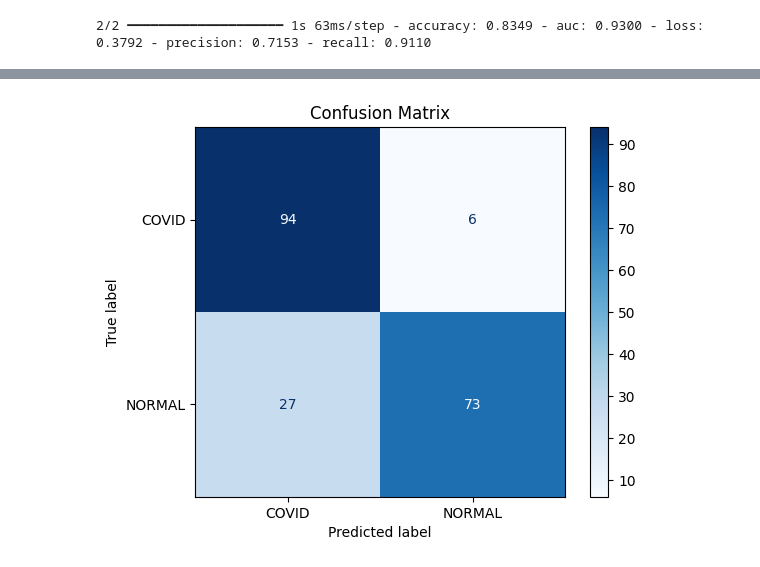
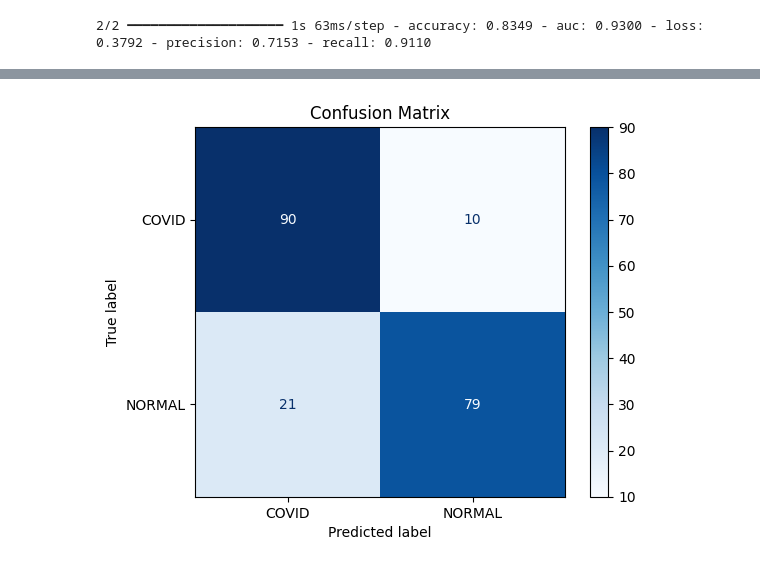
Before and after one commit to rogoemin/projectAI, a Jupyter notebook: baseline(2) - Copy.ipynb, the cells around one changed output, grey strips where cells are left out. Cells and saved outputs as stored; diff of their text form; code cells hidden in the pictures.

```diff
--- a/baseline(2) - Copy.ipynb
+++ b/baseline(2) - Copy.ipynb
@@ -452,7 +478,7 @@ true_labels = []
 predicted_labels = []
 
 for images, labels in test_data_preproc:
-    predictions = (baselinemodel.predict(images) > 0.8).astype("int32").flatten() #VERSLAG : eigenlijk is treshold 0,5
+    predictions = (baselinemodel.predict(images) > 0.75).astype("int32").flatten() #VERSLAG : eigenlijk is treshold 0,5
     #ma je krijgt u COVID COVID wel dik omhoog door hem hoger te zetten (denk dat hoger = hogere pixel waarden -> covid (ma nie zeker zie deel 1))
     #goal = true negatives as high as possible (COVID -> COVID) <=> COVID -> Normal should be as low as possible
 
@@ -464,5 +490,7 @@ cm = confusion_matrix(true_labels, predicted_labels)
 disp = ConfusionMatrixDisplay(confusion_matrix=cm, display_labels=["COVID", "NORMAL"])  # of jouw labels
 disp.plot(cmap='Blues')
 plt.title("Confusion Matrix")
+#plt.savefig('confusion_matrix.png')
+plt.savefig('confusion_matrix075.png')
 plt.show()
 # %% [output]
@@ -471,4 +499,4 @@ plt.show()
-[figure, old version]
+[figure, new version]
 # %%
 x_batch, y_batch = next(iter(test_data_preproc))  # gebruik iter() om netjes te itereren
 
```
Also changed, not shown: parts of 12 cells of this notebook.
